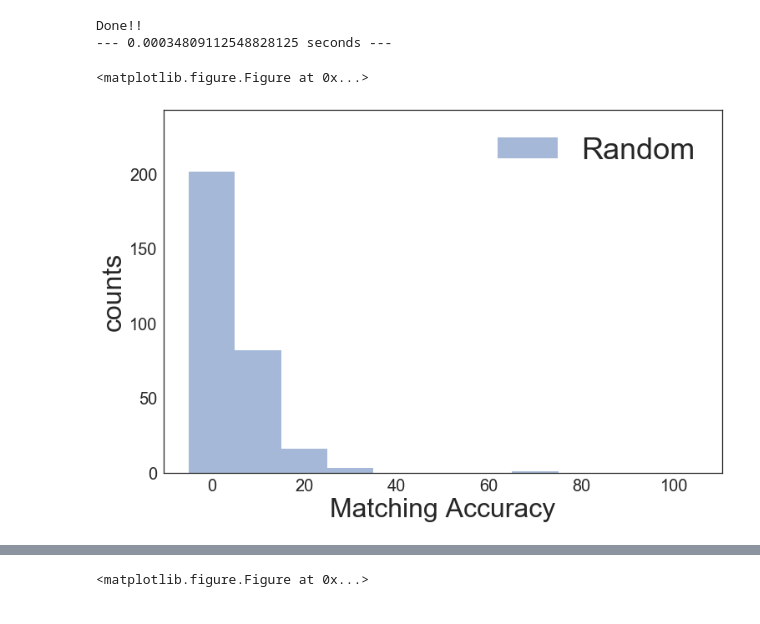
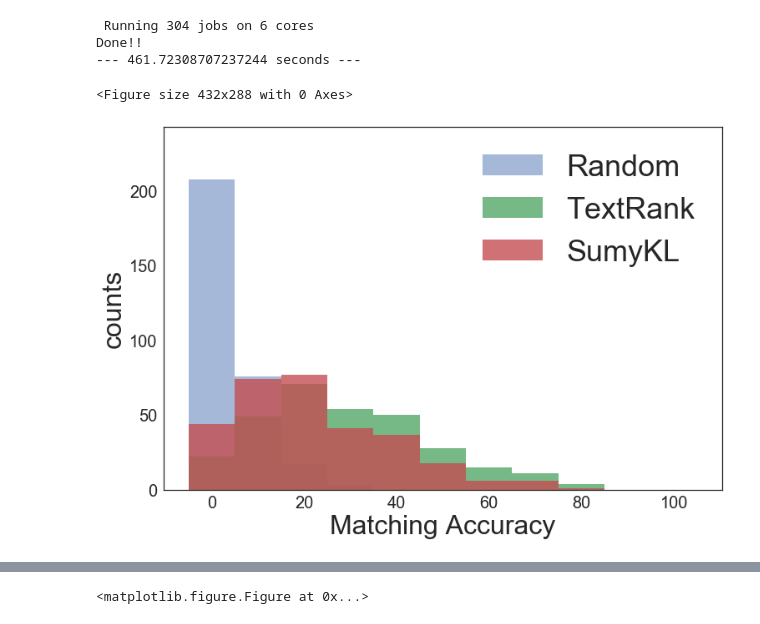
Before and after one commit to tongbaojia/Insight, a Jupyter notebook: Project/SummaryStudies.ipynb, the cells around one changed output, grey strips where cells are left out. Saved outputs shown, nothing was run; the diff lists cells and outputs as text; code cells hidden in the pictures.

Commit message:
test sumy

```diff
--- a/Project/SummaryStudies.ipynb
+++ b/Project/SummaryStudies.ipynb
@@ -236,37 +247,48 @@ def TextToTokens(i=1):
     ## gensim keywords; use lemmed full text
     #print(" ".join(result["text"]))
     result["gensim_word"] =  keywords(" ".join(result["text"]), words=len(result["sumtext"]), split=True, lemmatize=True, deacc=True)
+
+    summarizer = KLSummarizer(Stemmer("english"))
+    summarizer.stop_words = get_stop_words("english")
+    sumy_sentence = summarizer(PlaintextParser.from_string("".join(temp_text), Tokenizer("english")).document, n_sentences)
+    sumy_sentence = [str(j).replace("<Sentence: ", "").replace(">", "") for j in sumy_sentence]
+    result["sumy_sentence"] = lemming(nlp(" ".join(sumy_sentence)))
+    del(summarizer)
+
+    ## done
     return {i:result}
 
 start_time = time.time()
 
-# inputtasks = range(N)
-# npool = min(len(inputtasks), mp.cpu_count()-2)
-# print(" Running %s jobs on %s cores" % (len(inputtasks), mp.cpu_count()-2))
-# pool  = mp.Pool(npool)
+inputtasks = range(N)
+npool = min(len(inputtasks), mp.cpu_count()-2)
+print(" Running %s jobs on %s cores" % (len(inputtasks), mp.cpu_count()-2))
+pool  = mp.Pool(npool)
 
-# for r in pool.map(TextToTokens, inputtasks):
-#     fulltextdic.update(r)
+for r in pool.map(TextToTokens, inputtasks):
+    fulltextdic.update(r)
 
-# with open(path + 'fulltextdic.pkl', 'wb') as f:
-#     pickle.dump(fulltextdic, f)
+with open(path + 'fulltextdic.pkl', 'wb') as f:
+    pickle.dump(fulltextdic, f)
 
 print("Done!!")
 print("--- %s seconds ---" % (time.time() - start_time))
 # for i in tqdm(range(2)):
 #     fulltextdic.update(TextToTokens(i))
 # %% [output]
+ Running 304 jobs on 6 cores
 Done!!
---- 0.00034809112548828125 seconds ---
+--- 461.72308707237244 seconds ---
 # %%
-with open(path + 'fulltextdic.pkl', 'rb') as f:
-    fulltextdic = pickle.load(f)
+# with open(path + 'fulltextdic.pkl', 'rb') as f:
+#     fulltextdic = pickle.load(f)
 # %%
 scores = {}
 best_rate     = []
 base_rate     = []
 filter_rate   = []
 gensimsentence_rate = []
+sumysentence_rate = []
 longsentence_rate = []
 randomsentence_rate = []
 gensimkeyword_rate  = []
@@ -279,6 +301,7 @@ for i in tqdm(range(N)):
     token_sum = fulltextdic[i]["sumtext"]
     token_filter = fulltextdic[i]["textfilter"]
     token_gensimsentence = fulltextdic[i]["gensim_sentence"]
+    token_sumysentence = fulltextdic[i]["sumy_sentence"]
     token_randomsentence = fulltextdic[i]["random_sentence"]
     token_longsentence = fulltextdic[i]["long_sentence"]
     token_gensimkeyword = fulltextdic[i]["gensim_word"]
@@ -300,6 +323,8 @@ for i in tqdm(range(N)):
     randomsentence_score = calc_score(ref=token_sum, comp=token_randomsentence, debug=False)
     longsentence_score = calc_score(ref=token_sum, comp=token_longsentence, debug=False)
 
+    sumysentence_score = calc_score(ref=token_sum, comp=token_sumysentence, debug=False)
+
     gensimkeyword_score = calc_score(ref=token_sum, comp=token_gensimkeyword, debug=False)
 
     comb_words = [w[0] for w in Counter(words_filter + token_gensimsentence ).most_common(length)]
@@ -313,6 +338,8 @@ for i in tqdm(range(N)):
     longsentence_rate.append(longsentence_score * 100)
     gensimkeyword_rate.append(gensimkeyword_score * 100)
     comb_rate.append(comb_score * 100)
+
+    sumysentence_rate.append(sumysentence_score * 100)
 
 
     if gensimsentence_score > 0.8:
@@ -345,27 +372,28 @@ scores["comb"] = comb_rate
 # %%
 plt.clf()
 plt.figure(figsize=(12, 8))
 mybins=np.arange(-5, 115, 10)
 #plt.hist(base_rate, alpha=0.5, bins=mybins, label="Baseline") # mean %.3f %s %.3f " % (np.mean(np.array(base_rate)), r'$\pm$', np.std(np.array(base_rate)/np.sqrt(N))))
 #plt.hist(filter_rate, alpha=0.5, bins=mybins, label="Filtered") #; mean %.3f %s %.3f" % (np.mean(np.array(my_rate)), r'$\pm$', np.std(np.array(my_rate))/np.sqrt(N)))
 plt.hist(randomsentence_rate, alpha=0.5, bins=mybins, label="Random") #; mean %.3f %s %.3f " % (np.mean(np.array(gensim_rate)), r'$\pm$', np.std(np.array(gensim_rate)/np.sqrt(N))))
 #plt.hist(longsentence_rate,   alpha=0.6, bins=mybins, label="Longest") #; mean %.3f %s %.3f " % (np.mean(np.array(gensim_rate)), r'$\pm$', np.std(np.array(gensim_rate)/np.sqrt(N))))
-#plt.hist(gensimsentence_rate, alpha=0.8, bins=mybins, label="TextRank") #; mean %.3f %s %.3f " % (np.mean(np.array(gensim_rate)), r'$\pm$', np.std(np.array(gensim_rate)/np.sqrt(N))))
+plt.hist(gensimsentence_rate, alpha=0.8, bins=mybins, label="TextRank") #; mean %.3f %s %.3f " % (np.mean(np.array(gensim_rate)), r'$\pm$', np.std(np.array(gensim_rate)/np.sqrt(N))))
+plt.hist(sumysentence_rate, alpha=0.8, bins=mybins, label="SumyKL") #; mean %.3f %s %.3f " % (np.mean(np.array(gensim_rate)), r'$\pm$', np.std(np.array(gensim_rate)/np.sqrt(N))))
 #plt.hist(gensimkeyword_rate, alpha=0.5, bins=mybins, label="Gensim keywords") #; mean %.3f %s %.3f " % (np.mean(np.array(gensimkeyword_rate)), r'$\pm$', np.std(np.array(gensimkeyword_rate)/np.sqrt(N))))
 #plt.hist(comb_rate, alpha=0.5, bins=mybins, label="My highlights mean %.3f %s %.3f " % (np.mean(np.array(comb_rate)), r'$\pm$', np.std(np.array(comb_rate)/np.sqrt(N))))
 plt.ylim(0, N/5*4)
 #plt.xlabel(r"$N_{matched}^{InDescription}$ / $N_{total}^{InDescription}$", fontsize=32)
 plt.xlabel("Matching Accuracy", fontsize=32)
 plt.ylabel("counts", fontsize=32)
 plt.xticks(fontsize=20)
 plt.yticks(fontsize=20)
 plt.title("", fontsize=40)
 plt.legend(fontsize=36)
-plt.savefig("Plot/" + path.split("/")[1] + "_randomsentence.pdf")
+plt.savefig("Plot/" + path.split("/")[1] + "_randomsentenceKL.pdf")
 plt.show()
 # %% [output]
-<matplotlib.figure.Figure at 0x...>
+<Figure size 432x288 with 0 Axes>
-[figure, old version]
+[figure, new version]
 # %%
 df_score = pd.DataFrame(scores)
 df_score.head()
```
Also changed, not shown: parts of 2 cells of this notebook, 2 other files.
